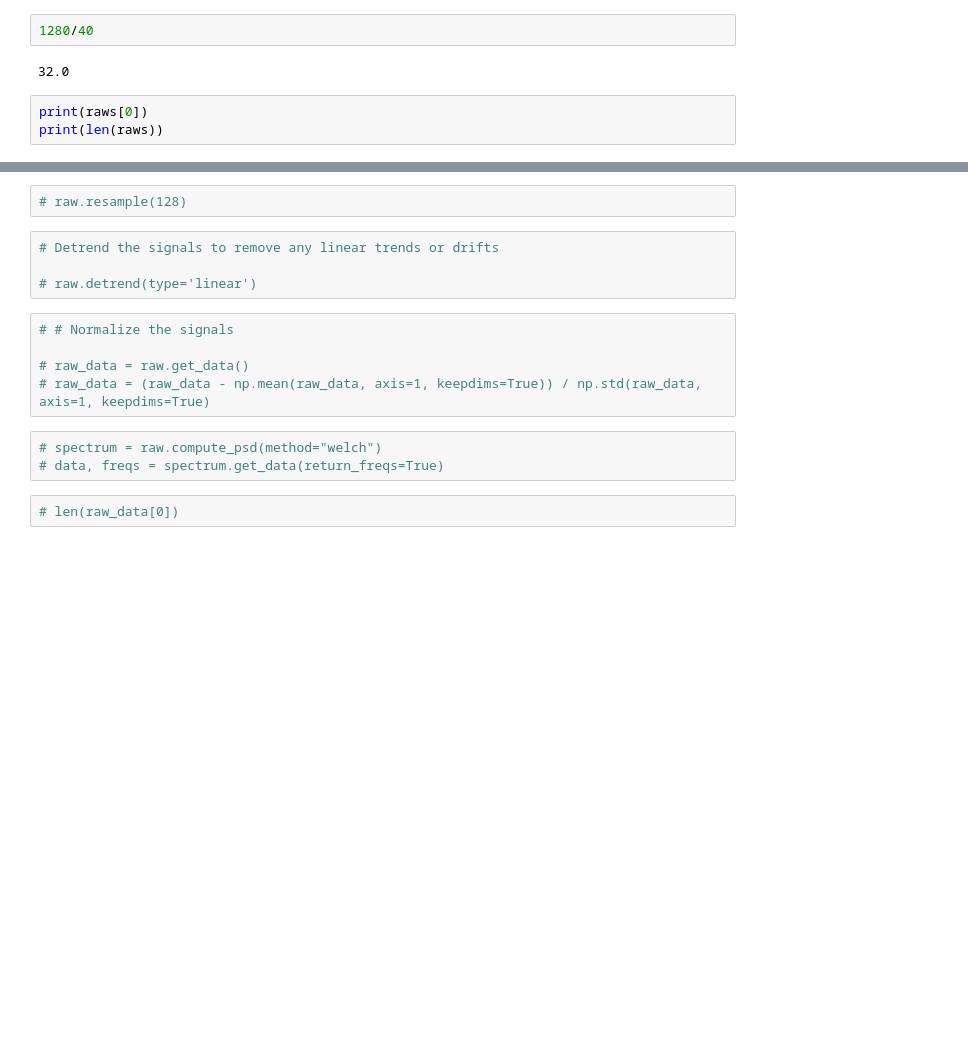
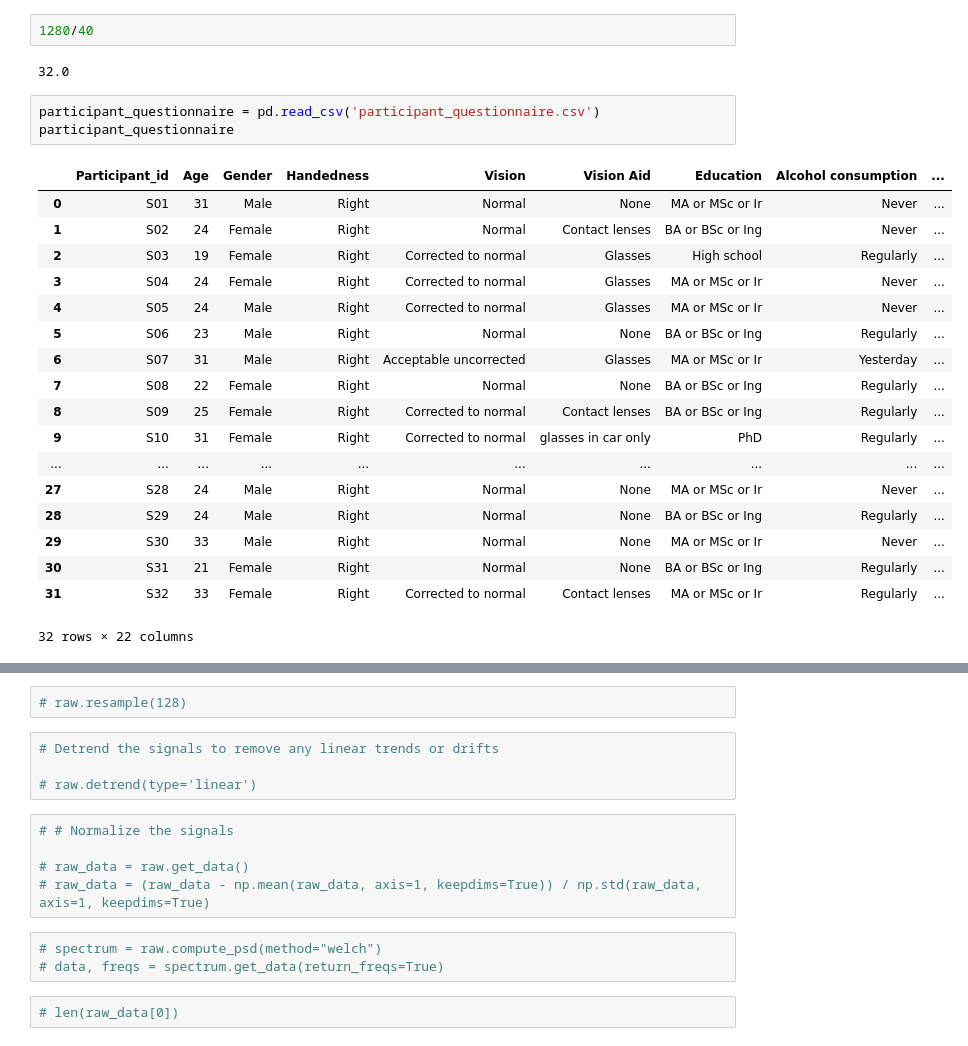
Before and after one commit to ankitmishra2232/EEG_signal_processing_using_ML, a Jupyter notebook: data reading and preprocessing.ipynb, the cells around one changed output, grey strips where cells are left out. Saved outputs shown, nothing was run; the diff lists cells and outputs as text; blank space fills up the shorter version.

```diff
--- a/data reading and preprocessing.ipynb
+++ b/data reading and preprocessing.ipynb
@@ -515,6 +368,25 @@ participant_ratings
 1280/40
 # %% [output]
 32.0
-# %%
-print(raws[0])
-print(len(raws))
+# %%
+participant_questionnaire = pd.read_csv('participant_questionnaire.csv')
+participant_questionnaire
+# %% [output]
+|  | Participant_id | Age | Gender | Handedness | Vision | Vision Aid | Education | Alcohol consumption | ... |
+| 0 | S01 | 31 | Male | Right | Normal | None | MA or MSc or Ir | Never | ... |
+| 1 | S02 | 24 | Female | Right | Normal | Contact lenses | BA or BSc or Ing | Never | ... |
+| 2 | S03 | 19 | Female | Right | Corrected to normal | Glasses | High school | Regularly | ... |
+| 3 | S04 | 24 | Female | Right | Corrected to normal | Glasses | MA or MSc or Ir | Never | ... |
+| 4 | S05 | 24 | Male | Right | Corrected to normal | Glasses | MA or MSc or Ir | Never | ... |
+| 5 | S06 | 23 | Male | Right | Normal | None | BA or BSc or Ing | Regularly | ... |
+| 6 | S07 | 31 | Male | Right | Acceptable uncorrected | Glasses | MA or MSc or Ir | Yesterday | ... |
+| 7 | S08 | 22 | Female | Right | Normal | None | BA or BSc or Ing | Regularly | ... |
+| 8 | S09 | 25 | Female | Right | Corrected to normal | Contact lenses | BA or BSc or Ing | Regularly | ... |
+| 9 | S10 | 31 | Female | Right | Corrected to normal | glasses in car only | PhD | Regularly | ... |
+| ... | ... | ... | ... | ... | ... | ... | ... | ... | ... |
+| 27 | S28 | 24 | Male | Right | Normal | None | MA or MSc or Ir | Never | ... |
+| 28 | S29 | 24 | Male | Right | Normal | None | BA or BSc or Ing | Regularly | ... |
+| 29 | S30 | 33 | Male | Right | Normal | None | MA or MSc or Ir | Never | ... |
+| 30 | S31 | 21 | Female | Right | Normal | None | BA or BSc or Ing | Regularly | ... |
+| 31 | S32 | 33 | Female | Right | Corrected to normal | Contact lenses | MA or MSc or Ir | Regularly | ... |
+32 rows × 22 columns
```
Also changed, not shown: parts of 13 cells of this notebook, 1 other file.
